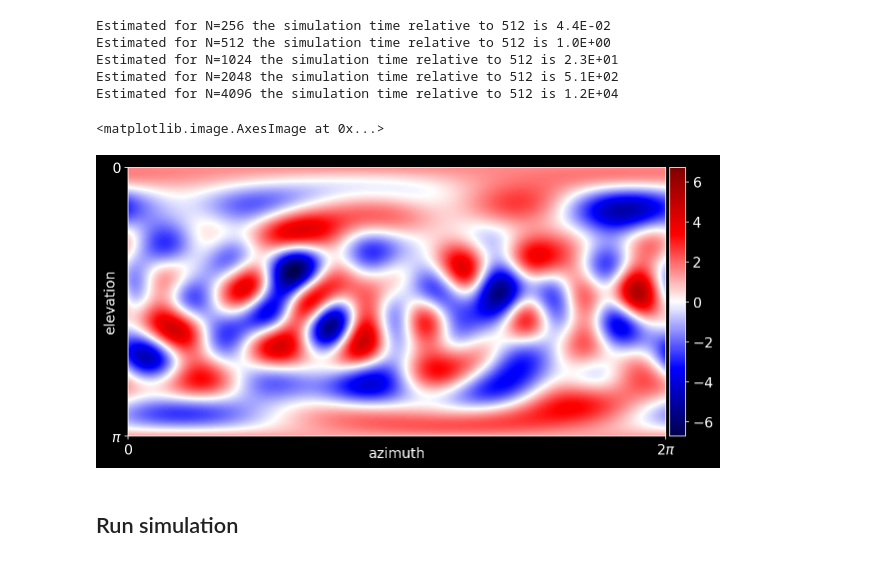
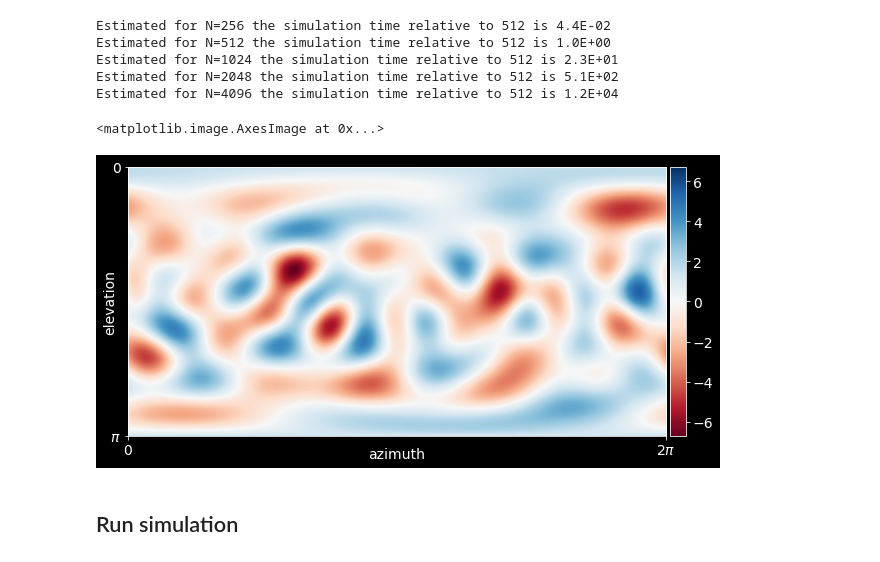
Before and after one commit to klasmodin/quflow, a Jupyter notebook: notebooks/basic-example.ipynb, the cells around one changed output. Cells and saved outputs as stored; diff of their text form; code cells hidden in the pictures.

```diff
--- a/notebooks/basic-example.ipynb
+++ b/notebooks/basic-example.ipynb
@@ -75,10 +77,10 @@ Estimated for N=2048 the simulation time relative to 512 is 5.1E+02
 Estimated for N=4096 the simulation time relative to 512 is 1.2E+04
 # %%
 # Plot initial conditions
-qf.plot(W0, N=256)
+qf.plot(W0, N=256, cmap='RdBu')
 # %% [output]
 <matplotlib.image.AxesImage at 0x...>
-[figure, old version]
+[figure, new version]
 # %% [markdown]
 ## Run simulation
 # %%
```
Also changed, not shown: parts of 8 cells of this notebook.
